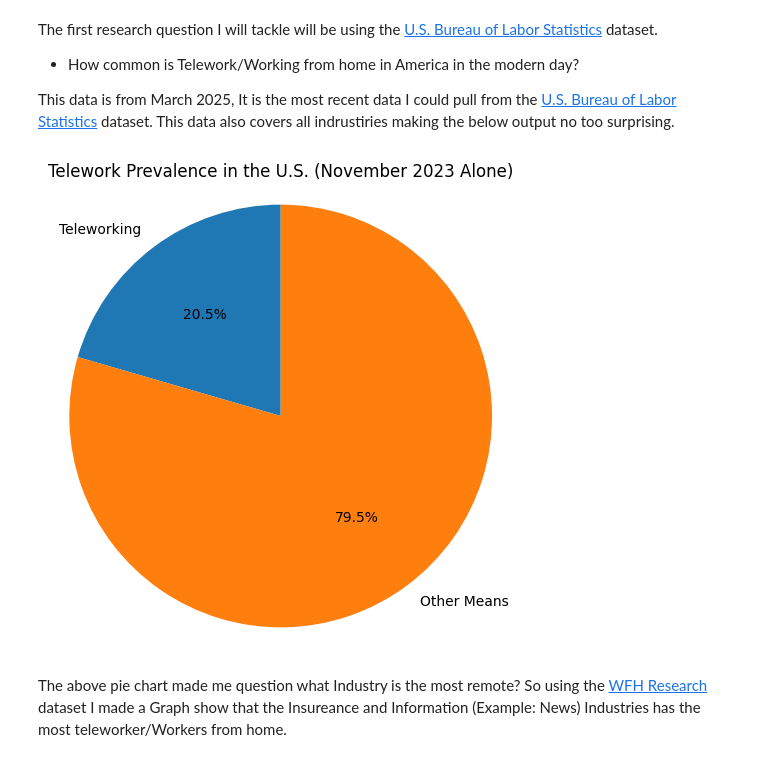
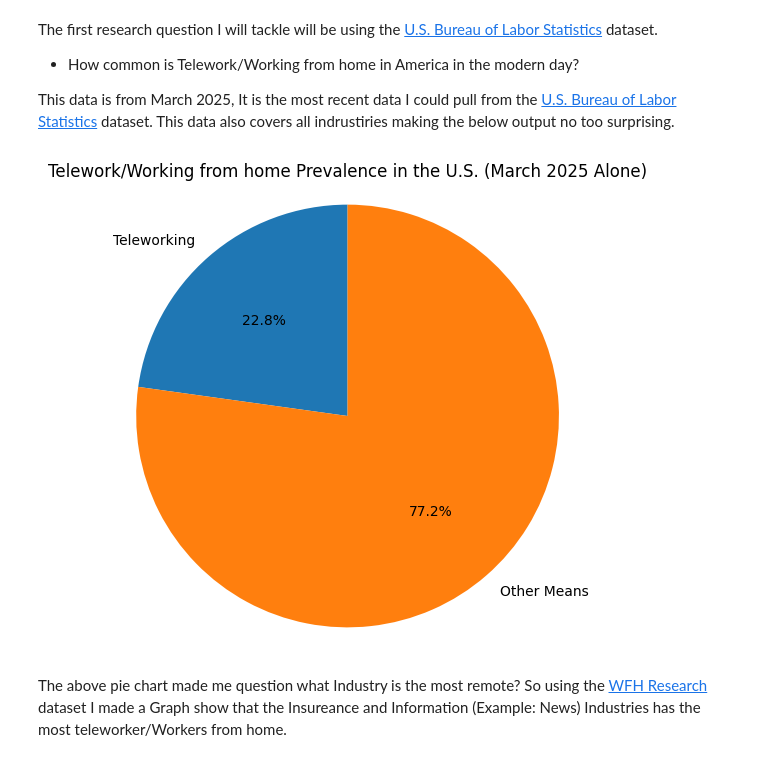
Before and after one commit to Joba19/DSCI-235-Project, a Jupyter notebook: Project.ipynb, the cells around one changed output. Drawn from its saved outputs; the diff is of its cells as text; code cells hidden in the pictures.

```diff
--- a/Project.ipynb
+++ b/Project.ipynb
@@ -33,7 +33,7 @@ This code below is the setup and cleaning of the [U.S. Bureau of Labor Statistic
 
 This code is the setup and cleaning of the [U.S. Bureau of Labor Statistics](https://www.bls.gov/opub/ted/2023/about-1-in-3-workers-in-management-professional-and-related-occupations-teleworked-november-2023.htm) dataset:
 # %%
-file_path = "https://raw.githubusercontent.com/Joba19/DSCI-235-Project/main/DataSets/telework-tables(telework_status)-2025-March.csv"
+file_path = "https://raw.githubusercontent.com/Joba19/DSCI-235-Project/main/DataSets/telework-tables(Telework_Status)-2025-March-(T1).csv"
 
 df = pd.read_csv(file_path, skiprows=3)
 
@@ -44,18 +44,14 @@ df.columns = ["Characteristic", "Total at work", "Telework Total", "Telework Som
 df.dropna(subset=["Characteristic"], inplace=True)
 df.reset_index(drop=True, inplace=True)
 
-# Cleans then converts The Telework Total column
-df["Telework Total"] = (
-    df["Telework Total"]
-    .str.strip()  # Removes the annoying whitespaces
-    .str.replace(",", "", regex=True)  # Removes the commas
-    .replace("", "0")  # Handles those random empty strings
-    .fillna("0")  # Handles the NaN Problem (unfortanate)
-    .astype(int)  # Converts the numbers to an integer
-)
-
-# Strips the whitespace from Characteristic
-df["Characteristic"] = df["Characteristic"].str.strip()
+df["Telework Total"] = (df["Telework Total"].astype(str).str.replace(",", "", regex=True).str.strip().replace("", pd.NA))# Cleans the column as string
+df["Telework Total"] = pd.to_numeric(df["Telework Total"], errors="coerce") # Converts to int
+df.dropna(subset=["Telework Total"], inplace=True) # Removes NaN
+df["Characteristic"] = df["Characteristic"].str.strip() # Strips the whitespace from Characteristic
+df["Pct Telework Total"] = (df["Pct Telework Total"].astype(str).str.replace(",", "", regex=True).str.strip()) # Clean and convert percentage columns to float
+df["Pct Telework Total"] = pd.to_numeric(df["Pct Telework Total"], errors="coerce")
+df["Pct No Telework"] = (df["Pct No Telework"].astype(str).str.replace(",", "", regex=True).str.strip())
+df["Pct No Telework"] = pd.to_numeric(df["Pct No Telework"], errors="coerce")
 
 # Display cleaned data
 df.head(10)
@@ -66,11 +72,11 @@ and this code is the setup and cleaning the [WFH Research](https://wfhresearch.c
 # %%
 file_path = "https://raw.githubusercontent.com/Joba19/DSCI-235-Project/main/DataSets/WFHtimeseries_monthly_(Indrustry).csv"
 
-df = pd.read_csv(file_path)
+df2 = pd.read_csv(file_path)
 
-df.columns = ["Date","Entertainment","Education","Insurance","Government","Healthcare","Hospitaility \\ Food","Information","Manufacturing","Bus Services","Realestate","Retail","Transport \\ Warehousing","Utilities","Wholesale","License","Citations"]
+df2.columns = ["Date","Entertainment","Education","Insurance","Government","Healthcare","Hospitaility \\ Food","Information","Manufacturing","Bus Services","Realestate","Retail","Transport \\ Warehousing","Utilities","Wholesale","License","Citations"]
 
-df.head()
+df2.head()
 # %% [output]
 |  | Date | Entertainment | Education | Insurance | Government | Healthcare | Hospitaility \ Food | ... |
 | 0 | 1/1/2022 | 34.8 | 24.4 | 44.8 | 26.9 | 26.0 | 11.8 | ... |
@@ -83,24 +89,24 @@ The first research question I will tackle will be using the [U.S. Bureau of Labo
 This data is from March 2025, It is the most recent data I could pull from the [U.S. Bureau of Labor Statistics](https://www.bls.gov/opub/ted/2023/about-1-in-3-workers-in-management-professional-and-related-occupations-teleworked-november-2023.htm) dataset. This data also covers all indrustiries making the below output no too surprising.
 # %%
 # Filters The Row "Total, 16 years and over"
-total_row = df[df["Characteristic"].str.contains("Total, 16 years and over", na=False)].iloc[0]
+total_row = df[df["Characteristic"] == "Total, 16 years and over"].iloc[0]
 
 # Gets Telework and No Telework Values
 telework_pct = total_row["Pct Telework Total"]
 no_telework_pct = total_row["Pct No Telework"]
 
 # Labels and Values For The Pie Chart
 labels = ["Teleworking", "Other Means"]
 values = [telework_pct, no_telework_pct]
 
 # Creates The Pie Chart
 plt.figure(figsize=(6, 6))
 plt.pie(values, labels=labels, autopct='%1.1f%%', startangle=90)
-plt.title("Telework/Working from home Prevalence in the U.S. (November 2023 Alone)")
+plt.title("Telework/Working from home Prevalence in the U.S. (March 2025 Alone)")
 plt.axis('equal')
 plt.show()
 # %% [output]
-[figure, old version]
+[figure, new version]
 # %% [markdown]
 The above pie chart made me question what Industry is the most remote? So using the [WFH Research](https://wfhresearch.com/) dataset I made a Graph show that the Insureance and Information (Example: News) Industries has the most teleworker/Workers from home.
 # %%
```
Also changed, not shown: parts of 6 cells of this notebook, 3 other files.
